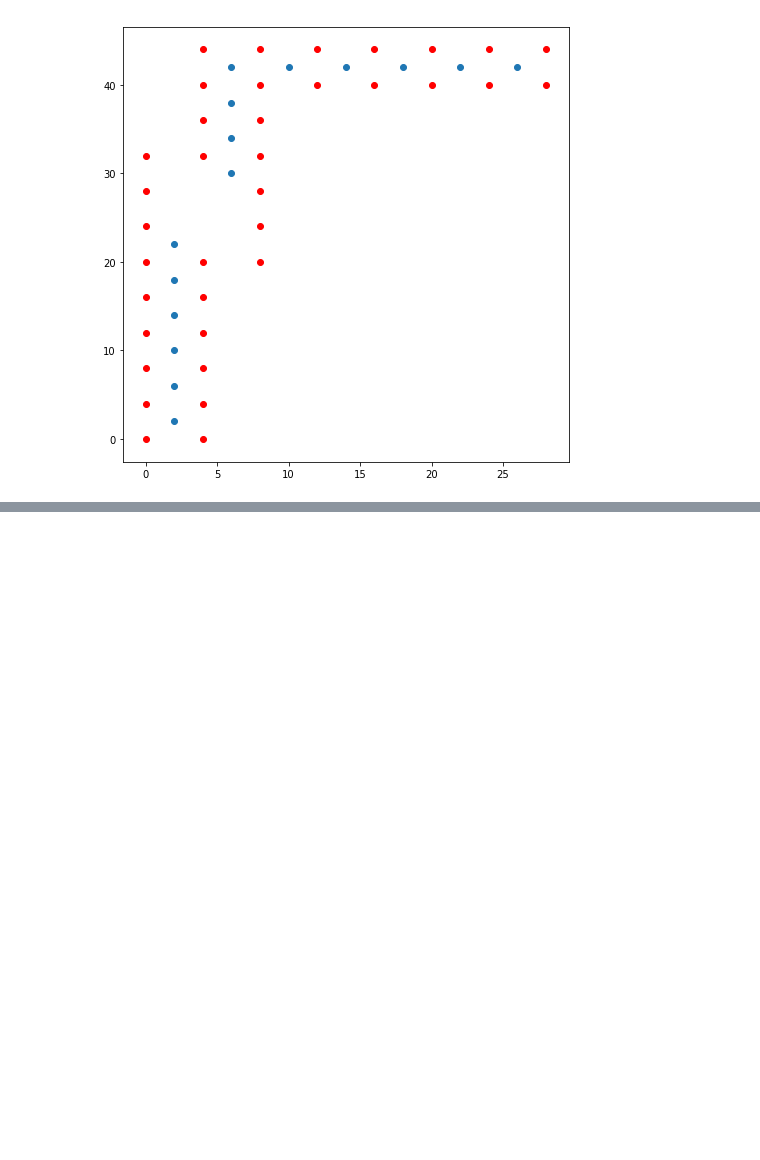
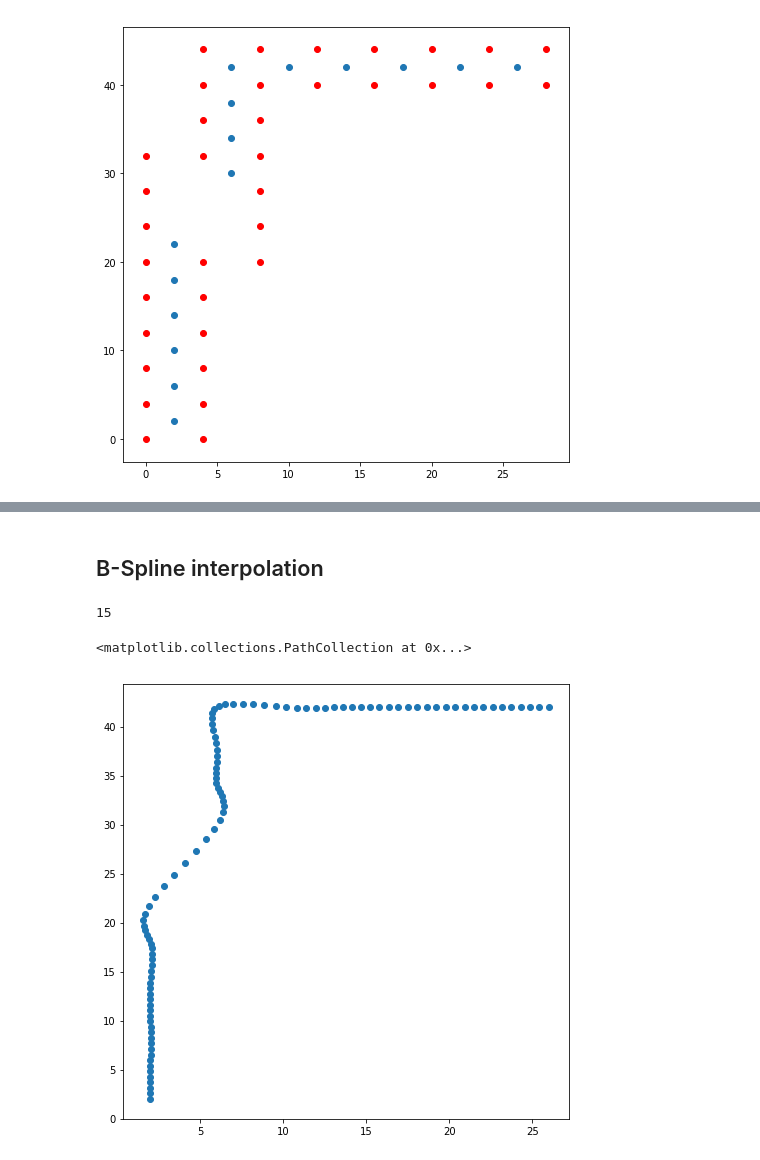
Before and after one commit to LillyYu2019/auToronto2019, a Jupyter notebook: Path smoothing V1.ipynb, the cells around one changed output, grey strips where cells are left out. Saved outputs shown, nothing was run; the diff lists cells and outputs as text; code cells hidden in the pictures; blank space fills up the shorter version.

```diff
--- a/Path smoothing V1.ipynb
+++ b/Path smoothing V1.ipynb
@@ -208,0 +211,2 @@ plt.scatter(x_plus,y_plus)
+# %% [markdown]
+## B-Spline interpolation
@@ -208,0 +216,22 @@ plt.scatter(x_plus,y_plus)
+# %%
+len(old_x)
+# %% [output]
+15
+# %%
+#non optimized,sparse points:
+t= np.linspace(0, 14,15)
+t2 = np.linspace(0, 14, 100)
+
+#x coordinate:
+spl = splrep(t, old_x)
+x_spl = splev(t2, spl)
+
+#y-coordinate:
+spl = splrep(t, old_y)
+y_spl = splev(t2, spl)
+
+plt.figure(figsize=(8,8))
+plt.scatter(x_spl, y_spl)
+# %% [output]
+<matplotlib.collections.PathCollection at 0x...>
+[figure, added]
```
Also changed, not shown: parts of 7 cells of this notebook.
